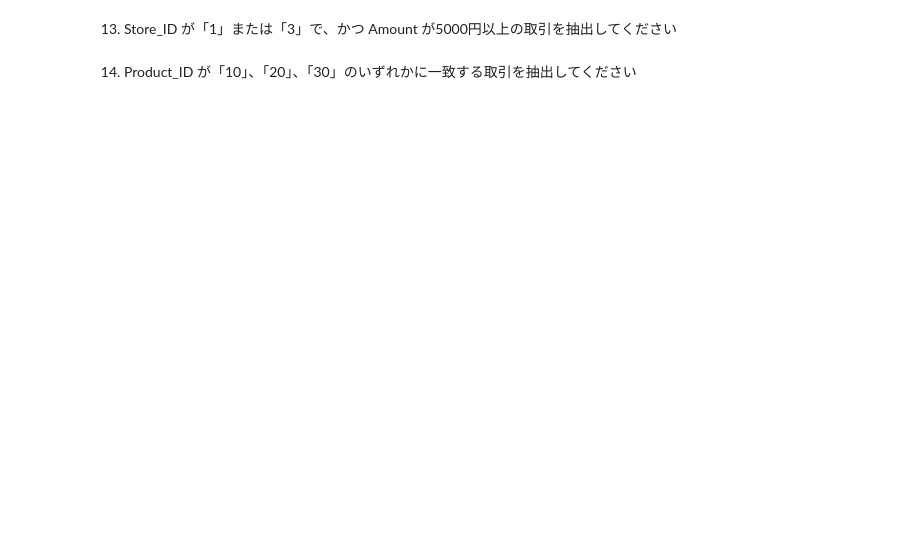
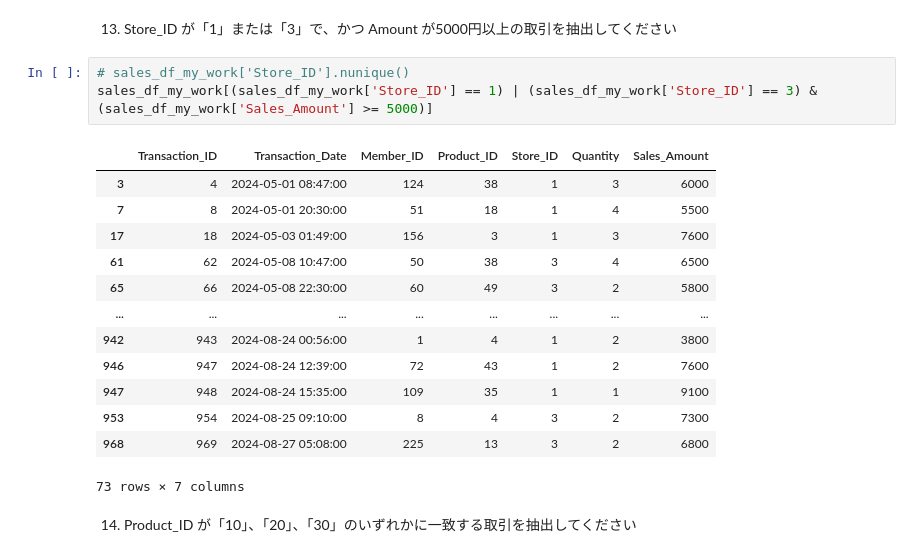
Before and after one commit to ken-hori-2/Kaggle_ws, a Jupyter notebook: 2025_Done/20250215_Done/Udemy_100本ノック_問題.ipynb, the cells around one changed output. Saved outputs shown, nothing was run; the diff lists cells and outputs as text; blank space fills up the shorter version.

```diff
--- a/2025_Done/20250215_Done/Udemy_100本ノック_問題.ipynb
+++ b/2025_Done/20250215_Done/Udemy_100本ノック_問題.ipynb
@@ -29,4 +279,21 @@
 # %% [markdown]
 13. Store_ID が「1」または「3」で、かつ Amount が5000円以上の取引を抽出してください
+# %%
+# sales_df_my_work['Store_ID'].nunique()
+sales_df_my_work[(sales_df_my_work['Store_ID'] == 1) | (sales_df_my_work['Store_ID'] == 3) & (sales_df_my_work['Sales_Amount'] >= 5000)]
+# %% [output]
+|  | Transaction_ID | Transaction_Date | Member_ID | Product_ID | Store_ID | Quantity | Sales_Amount |
+| 3 | 4 | 2024-05-01 08:47:00 | 124 | 38 | 1 | 3 | 6000 |
+| 7 | 8 | 2024-05-01 20:30:00 | 51 | 18 | 1 | 4 | 5500 |
+| 17 | 18 | 2024-05-03 01:49:00 | 156 | 3 | 1 | 3 | 7600 |
+| 61 | 62 | 2024-05-08 10:47:00 | 50 | 38 | 3 | 4 | 6500 |
+| 65 | 66 | 2024-05-08 22:30:00 | 60 | 49 | 3 | 2 | 5800 |
+| ... | ... | ... | ... | ... | ... | ... | ... |
+| 942 | 943 | 2024-08-24 00:56:00 | 1 | 4 | 1 | 2 | 3800 |
+| 946 | 947 | 2024-08-24 12:39:00 | 72 | 43 | 1 | 2 | 7600 |
+| 947 | 948 | 2024-08-24 15:35:00 | 109 | 35 | 1 | 1 | 9100 |
+| 953 | 954 | 2024-08-25 09:10:00 | 8 | 4 | 3 | 2 | 7300 |
+| 968 | 969 | 2024-08-27 05:08:00 | 225 | 13 | 3 | 2 | 6800 |
+73 rows × 7 columns
 # %% [markdown]
 14. Product_ID が「10」、「20」、「30」のいずれかに一致する取引を抽出してください
```
Also changed, not shown: parts of 32 cells of this notebook, 1 other file.
